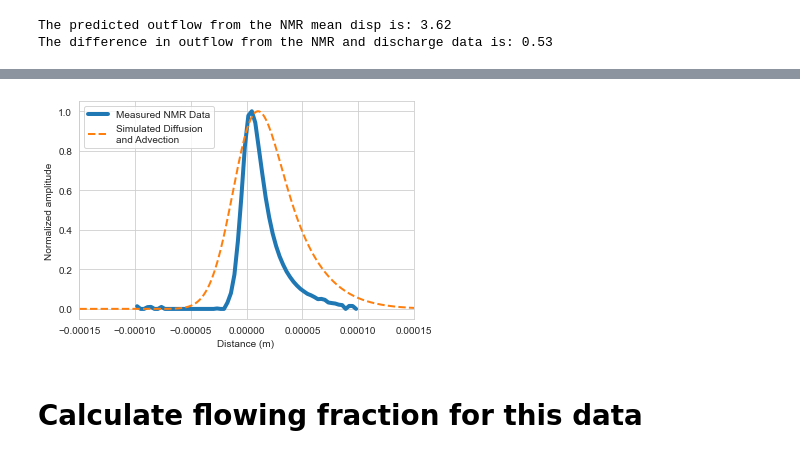
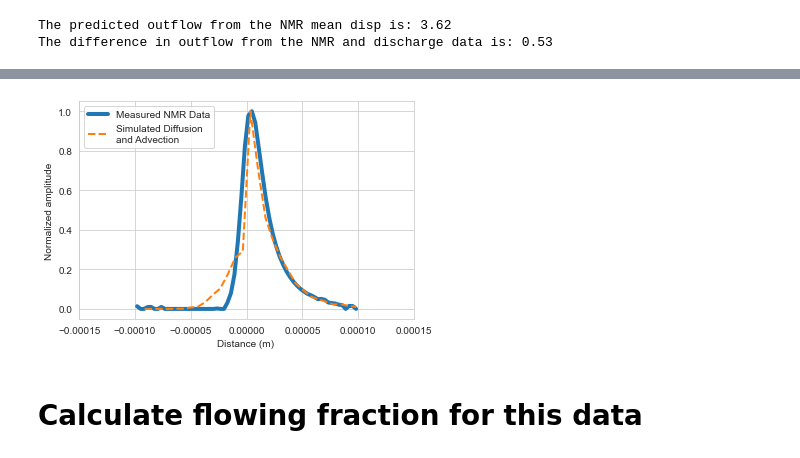
Before and after one commit to akkendrick/LABMOPS, a Jupyter notebook: plotSimData.ipynb, the cells around one changed output, grey strips where cells are left out. Drawn from its saved outputs; the diff is of its cells as text; code cells hidden in the pictures.

```diff
--- a/plotSimData.ipynb
+++ b/plotSimData.ipynb
@@ -467,0 +451,11 @@ print(minInd)
+# %%
+# Scale distributions to sum to 1
+# THESE VECTORS NEED TO BE THE SAME LENGTH FOR SCALING LIKE THIS TO BE REASONABLE
+origSum = np.sum(simulatedDisplacementCounts)
+scaledDisplacementCounts = simulatedDisplacementCounts / origSum
+
+origSum = np.sum(diffusionDistNorm)
+scaledDiffuionDist = diffusionDistNorm / origSum
+
+# print(np.sum(scaledDiffuionDist))
+# plt.plot(scaledDiffuionDist)
@@ -467,0 +464,16 @@ print(minInd)
+# %%
+# Try to simulate distribution of either advection or diffusion
+# Use scaled distributions to weight distances properly
+Nparticle = 10000
+particleDisp = np.zeros([Nparticle,1])
+i = 0
+while i<Nparticle:
+    choice = random.randint(0,1)
+    if choice == 1:
+    # advection occurs
+        particleDisp[i] = random.choices(displacementBinsScaled[1:],weights=scaledDisplacementCounts)
+
+    else:
+    # diffusion occurs
+        particleDisp[i] = random.choices(diffusionDistVector,weights=scaledDiffuionDist)
+    i = i + 1
@@ -468,27 +491,25 @@ print(minInd)
+# %%
+combinedDispBins = np.linspace(np.min(testScale), np.max(testScale), num=30)
+combinedDispCounts, bins = np.histogram(particleDisp, bins=combinedDispBins)
+combinedDispCounts = combinedDispCounts / np.max(combinedDispCounts)
 # %%
-# Try to convolve diffusion and velocity distributions
-computedDistance = np.convolve(diffusionDistNorm, simulatedDisplacementCounts,'same')
-computedDistanceScale = computedDistance / np.max(computedDistance)
-
 fig, ax = plt.subplots()
 
 nPts = np.shape(NMRDispScale)
-testScale = NMRDispScale * (1/(2 * np.pi))
-#testSpace = np.linspace(-0.0001,0.0001,num=nPts[0])
 ax.plot(testScale,NMRDispNorm, lw=4,  label='Measured NMR Data')
 
-ax.plot(diffusionDistVector,computedDistanceScale,'--',lw=2,label='Simulated Diffusion \nand Advection')
+ax.plot(combinedDispBins[1:],combinedDispCounts,'--',lw=2,label='Simulated Diffusion \nand Advection')
 
 ax.set_xlabel("Distance (m) ")
 ax.set_ylabel("Normalized amplitude")
 ax.legend(loc=2)
 ax.grid(True)
 ax.set_xlim(-1.5e-4, 1.5e-4)
 
-figStr = 'allSimDisp_convolve.png'
+figStr = 'allSimDisp_choice.png'
 fig.savefig(figStr, dpi=300, facecolor='w', edgecolor='w')
 # %% [output]
-[figure, old version]
+[figure, new version]
 # %% [markdown]
 # Calculate flowing fraction for this data
 # %%
```
Also changed, not shown: parts of 42 cells of this notebook.
